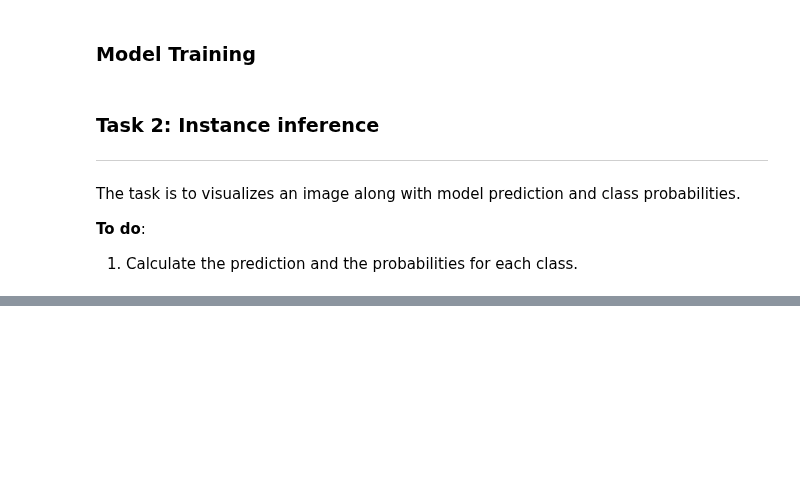
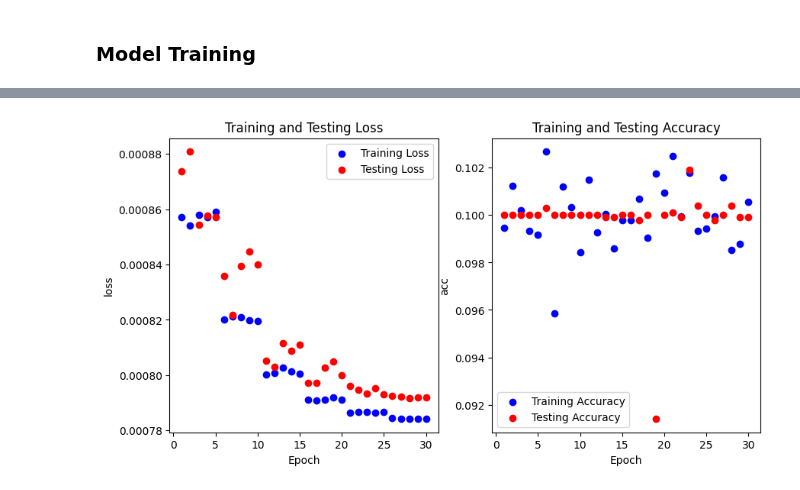
Before and after one commit to SustechSTA303/STA303-Assignment01, a Jupyter notebook: Assignment01.ipynb, the cells around one changed output, grey strips where cells are left out. Drawn from its saved outputs; the diff is of its cells as text; code cells hidden in the pictures; blank space fills up the shorter version.

```diff
--- a/Assignment01.ipynb
+++ b/Assignment01.ipynb
@@ -98,9 +99,12 @@ model.to(device)
 # %% [markdown]
 ### Optimizer
 # %%
-optimizer = optim.SGD(model.parameters(), lr=LEARNING_RATE, momentum=MOMENTUM)
-
-scheduler = torch.optim.lr_scheduler.StepLR(optimizer, step_size=STEP, gamma=GAMMA)
+def initial_Model():
+    model = ConvNet()
+    model.to(device)
+    optimizer = optim.SGD(model.parameters(), lr=LEARNING_RATE, momentum=MOMENTUM)
+    scheduler = torch.optim.lr_scheduler.StepLR(optimizer, step_size=STEP, gamma=GAMMA)
+    return model,optimizer,scheduler
 # %% [markdown]
 ### Task 1: per batch training/testing
 ---
@@ -111,8 +115,3 @@ Please denfine two function named ``train_batch`` and ``test_batch``. These func
 1. Define the loss function i.e [nn.CrossEntropyLoss()](https://pytorch.org/docs/stable/generated/torch.nn.CrossEntropyLoss.html).
 2. Take the image as the input and generate the output using the pre-defined SimpleNet.
 3. Calculate the loss between the output and the corresponding label using the loss function.
-# %%
-##################### Write your answer here ##################
-# Define the loss function
-criterion =
-###############################################################
@@ -119,5 +131,5 @@ criterion =
 # %%
-def train_batch(model, image, target):
+def train_batch(model, image, target, criterion):
     """
     Perform one training batch iteration.
 
@@ -132,14 +144,16 @@ def train_batch(model, image, target):
     """
 
     ##################### Write your answer here ##################
-    output =
-    loss =
+    if not(isinstance(criterion,nn.CrossEntropyLoss)):
+        target = F.one_hot(target,num_classes = 10).float()
+    output = model(image)
+    loss = criterion(output,target)
     ###############################################################
 
     return output, loss
 # %%
 
-def test_batch(model, image, target):
+def test_batch(model, image, target, criterion):
     """
     Perform one testing batch iteration.
 
@@ -154,8 +168,10 @@ def test_batch(model, image, target):
     """
 
     ##################### Write your answer here ##################
-    output =
-    loss =
+    if not(isinstance(criterion,nn.CrossEntropyLoss)):
+        target = F.one_hot(target,num_classes = 10).float()
+    output = model(image)
+    loss = criterion(output,target)
     ###############################################################
 
     return output, loss
@@ -257,7 +316,0 @@ for epoch in range(NUM_EPOCHS):
-# %% [markdown]
-### Task 2: Instance inference
----
-The task is to visualizes an image along with model prediction and class probabilities.
-
-**To do**:
-1. Calculate the prediction and the probabilities for each class.
@@ -288,0 +317,4 @@ for i in range(len(class_names)):
+# %%
+model,optimizer,scheduler = initial_Model()
+L1_tn_acc,L1_loss_tn_loss,L1_tn_p,L1_tt_acc,L1_tt_loss,L1_tt_p,L1_tn_f1,L1_tt_f1  = model_training(model,nn.L1Loss(),optimizer,scheduler)
+# %% [output]
@@ -288,0 +338 @@ for i in range(len(class_names)):
+[figure, added]
```
Also changed, not shown: parts of 21 cells of this notebook, 1 other file.
